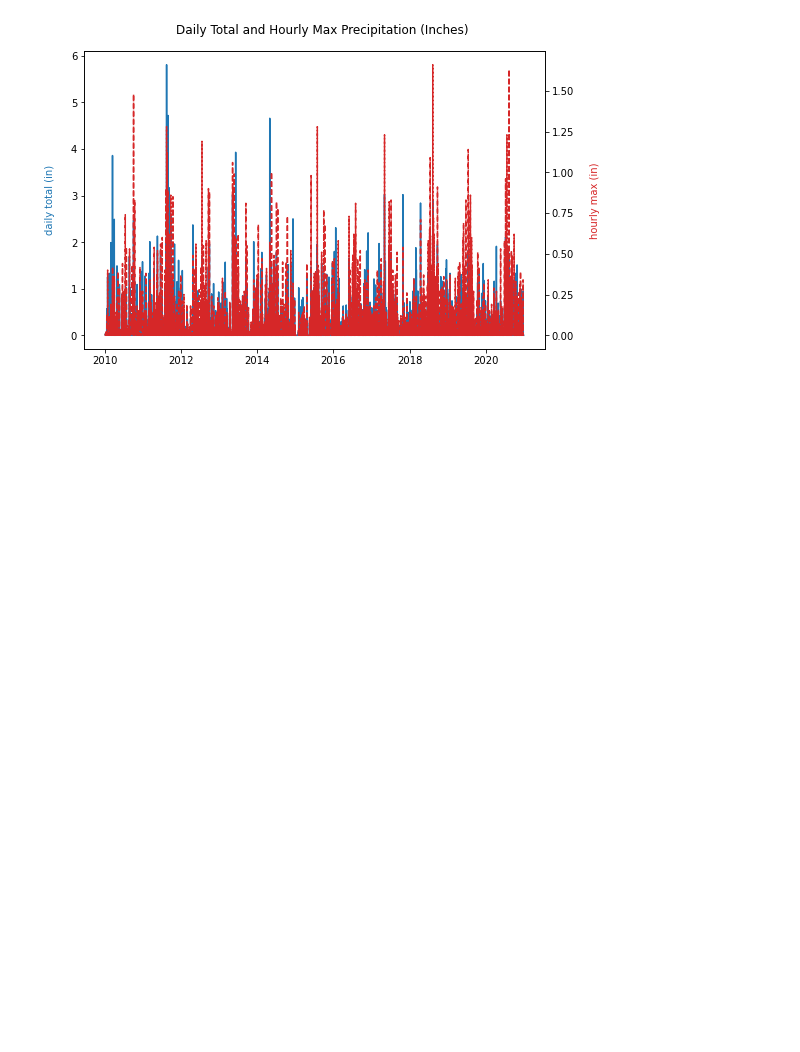
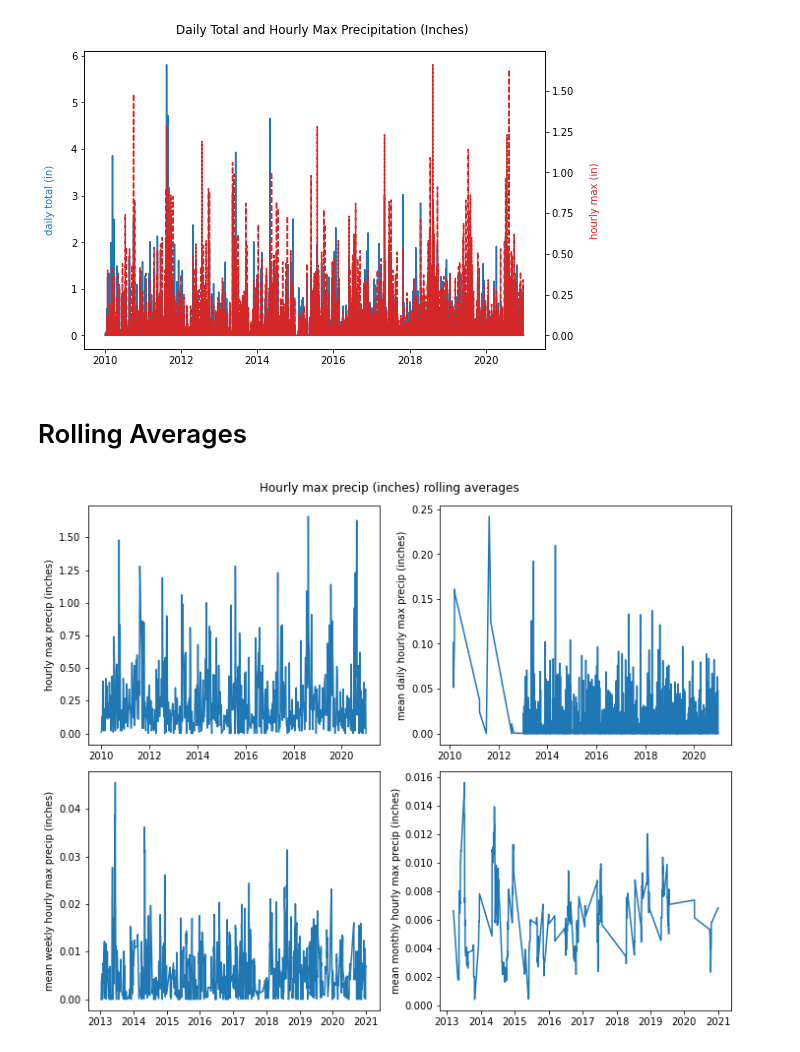
Before and after one commit to datalifenyc/nyc-street-flooding-analysis, a Jupyter notebook: analysis-book/nyc-precip-data.ipynb, the cells around one changed output. Drawn from its saved outputs; the diff is of its cells as text; code cells hidden in the pictures; blank space fills up the shorter version.

Commit message:
add rolling averages figures

```diff
--- a/analysis-book/nyc-precip-data.ipynb
+++ b/analysis-book/nyc-precip-data.ipynb
@@ -396,3 +396,26 @@ plt.suptitle('Daily Total and Hourly Max Precipitation (Inches)')
 plt.tight_layout()
 # %% [output]
 [figure]
+# %% [markdown]
+# Rolling Averages
+# %%
+fig, axs = plt.subplots(2, 2, figsize=(10, 8))
+
+hourly = df.set_index('date_time')[['precip_in']].resample('H').max()
+rolling_day = df.set_index('date_time')[['precip_in']].resample('H').max().rolling(24).mean()
+rolling_week = df.set_index('date_time')[['precip_in']].resample('H').max().rolling(24 * 7).mean()
+rolling_month = df.set_index('date_time')[['precip_in']].resample('H').max().rolling(24 * 31).mean()
+
+dfs = [weekly, rolling_day, rolling_week, rolling_month,]
+labels = ['hourly', 'daily', 'weekly', 'monthly', 'yearly']
+
+for data, label, ax in zip(dfs, labels, axs.flat):
+    sns.lineplot(data=data, ax=ax, legend=False)
+    ax.set_ylabel('mean {} hourly max precip (inches)'.format(label))
+    ax.set_xlabel('')
+axs[0,0].set_ylabel('hourly max precip (inches)')
+
+plt.suptitle('Hourly max precip (inches) rolling averages')
+fig.tight_layout()
+# %% [output]
+[figure, added]
```
